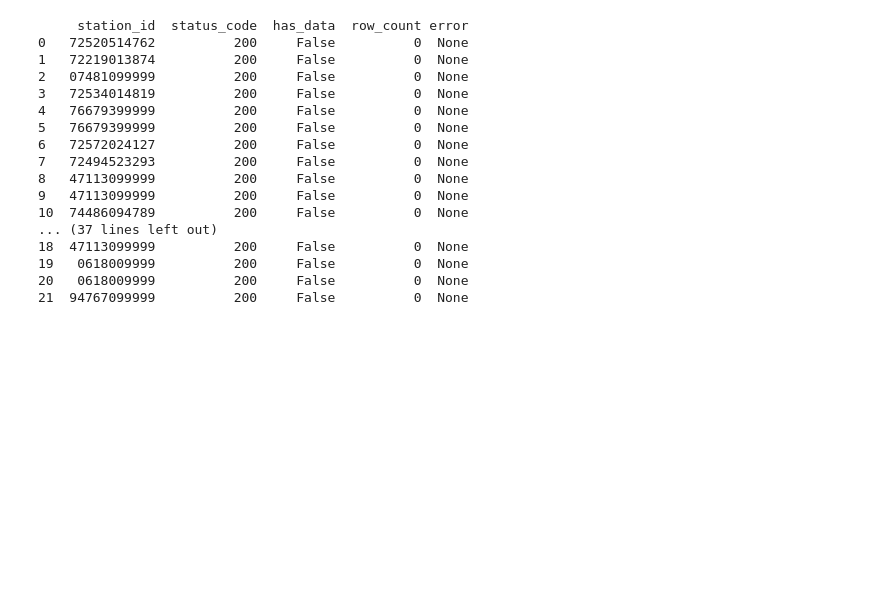
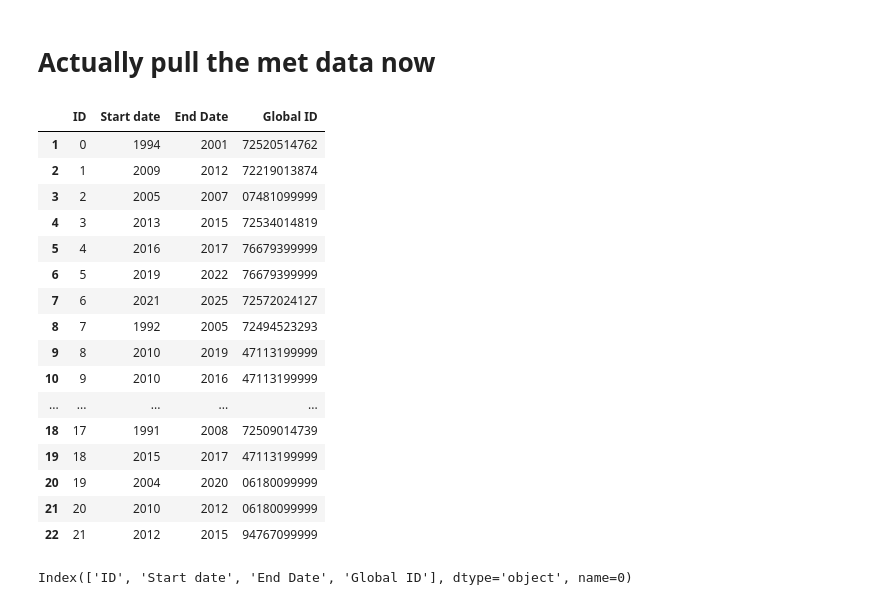
Before and after one commit to thomaslu678/Praxis-Lab-25-26, a Jupyter notebook: met/fetch_met_metadata.ipynb, the cells around one changed output. Cells and saved outputs as stored; diff of their text form; code cells hidden in the pictures; blank space fills up the shorter version.

```diff
--- a/met/fetch_met_metadata.ipynb
+++ b/met/fetch_met_metadata.ipynb
@@ -210,2 +202,4 @@ station_id      top_left_lat    top_left_lon
+# %% [markdown]
+# Actually pull the met data now
 # %%
 BASE_URL = "https://www.ncei.noaa.gov/access/services/data/v1"
@@ -283,35 +206,24 @@ for station in df["station_id"].astype(str):
-# %%
-# Results dataframe
-api_test_df = pd.DataFrame(results)
-
-print(api_test_df)
-
-# Successful stations
-working = api_test_df[api_test_df["has_data"]]
-
-# Failed stations
-failed = api_test_df[~api_test_df["has_data"]]
-
-print("\nWORKING STATIONS")
-print(working)
-
-print("\nFAILED STATIONS")
-print(failed)
-# %% [output]
-     station_id  status_code  has_data  row_count error
-0   72520514762          200     False          0  None
-1   72219013874          200     False          0  None
-2   07481099999          200     False          0  None
-3   72534014819          200     False          0  None
-4   76679399999          200     False          0  None
-5   76679399999          200     False          0  None
-6   72572024127          200     False          0  None
-7   72494523293          200     False          0  None
-8   47113099999          200     False          0  None
-9   47113099999          200     False          0  None
-10  74486094789          200     False          0  None
-... (37 lines left out)
-18  47113099999          200     False          0  None
-19   0618009999          200     False          0  None
-20   0618009999          200     False          0  None
-21  94767099999          200     False          0  None
+# %%
+met_metadata_df
+# %% [output]
+|  | ID | Start date | End Date | Global ID |
+| 1 | 0 | 1994 | 2001 | 72520514762 |
+| 2 | 1 | 2009 | 2012 | 72219013874 |
+| 3 | 2 | 2005 | 2007 | 07481099999 |
+| 4 | 3 | 2013 | 2015 | 72534014819 |
+| 5 | 4 | 2016 | 2017 | 76679399999 |
+| 6 | 5 | 2019 | 2022 | 76679399999 |
+| 7 | 6 | 2021 | 2025 | 72572024127 |
+| 8 | 7 | 1992 | 2005 | 72494523293 |
+| 9 | 8 | 2010 | 2019 | 47113199999 |
+| 10 | 9 | 2010 | 2016 | 47113199999 |
+| ... | ... | ... | ... | ... |
+| 18 | 17 | 1991 | 2008 | 72509014739 |
+| 19 | 18 | 2015 | 2017 | 47113199999 |
+| 20 | 19 | 2004 | 2020 | 06180099999 |
+| 21 | 20 | 2010 | 2012 | 06180099999 |
+| 22 | 21 | 2012 | 2015 | 94767099999 |
+# %%
+met_metadata_df.columns
+# %% [output]
+Index(['ID', 'Start date', 'End Date', 'Global ID'], dtype='object', name=0)
```
Also changed, not shown: parts of 29 cells of this notebook.
